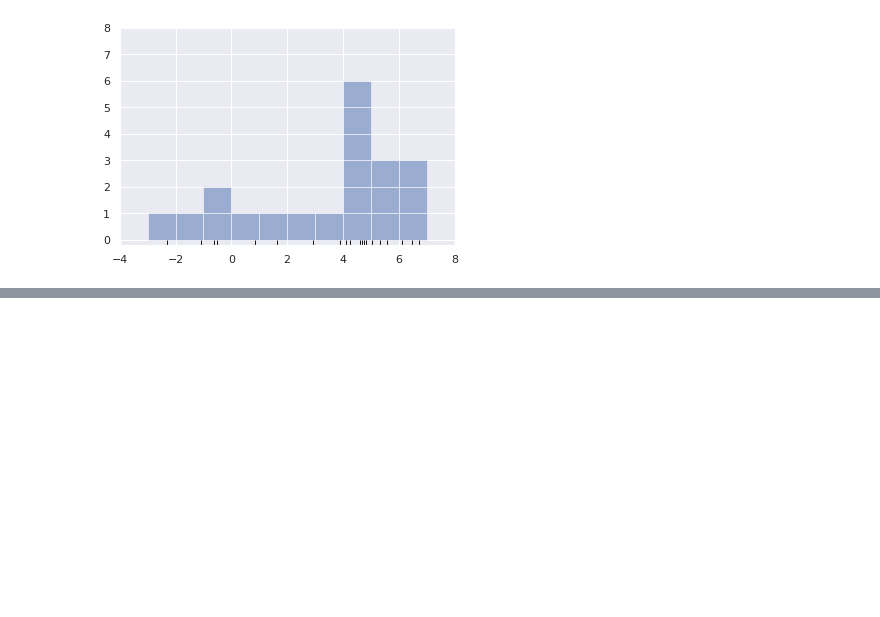
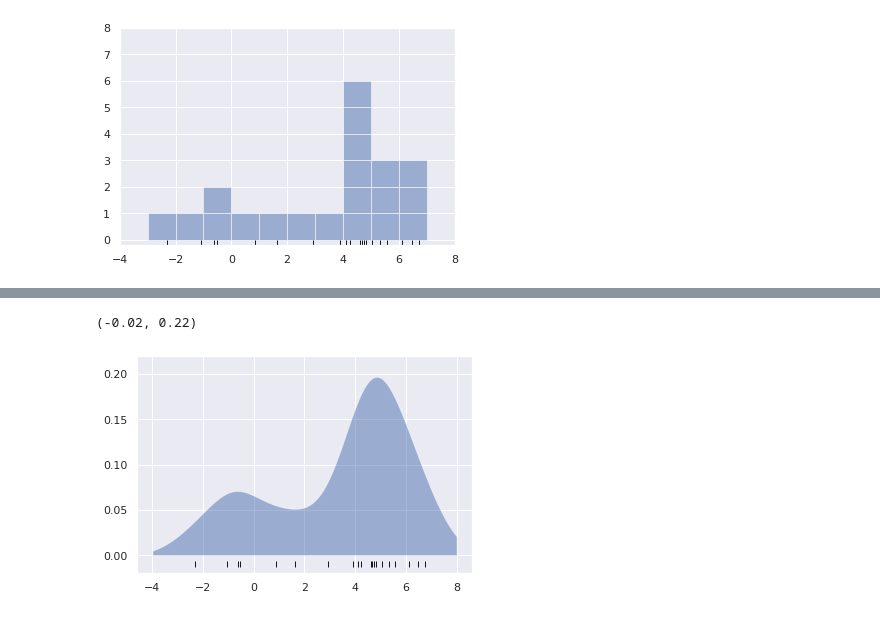
Before and after one commit to adaniky/my_own_reminders, a Jupyter notebook: Python/SkLearn/Kernel Density Estimation.ipynb, the cells around one changed output, grey strips where cells are left out. Saved outputs shown, nothing was run; the diff lists cells and outputs as text; code cells hidden in the pictures; blank space fills up the shorter version.

```diff
--- a/Python/SkLearn/Kernel Density Estimation.ipynb
+++ b/Python/SkLearn/Kernel Density Estimation.ipynb
@@ -55,0 +80,15 @@ ax.set_ylim(-0.2, 8)
+# %%
+from sklearn.neighbors import KernelDensity
+# Создание экземпляра модели KDE и ее обучение
+kde = KernelDensity(bandwidth=1.0, kernel='gaussian')
+kde.fit(x[:, None])
+# score_samples возвращает логарифм плотности
+# распределения вероятности
+logprob = kde.score_samples(x_d[:, None])
+plt.fill_between(x_d, np.exp(logprob), alpha=0.5)
+plt.plot(x, np.full_like(x, -0.01), '|k', markeredgewidth=1)
+plt.ylim(-0.02, 0.22)
+# Ядерная оценка плотности, вычисленная с помощью библиотеки Scikit-Learn
+# %% [output]
+(-0.02, 0.22)
+[figure, added]
```
Also changed, not shown: parts of 7 cells of this notebook, 1 other file.
